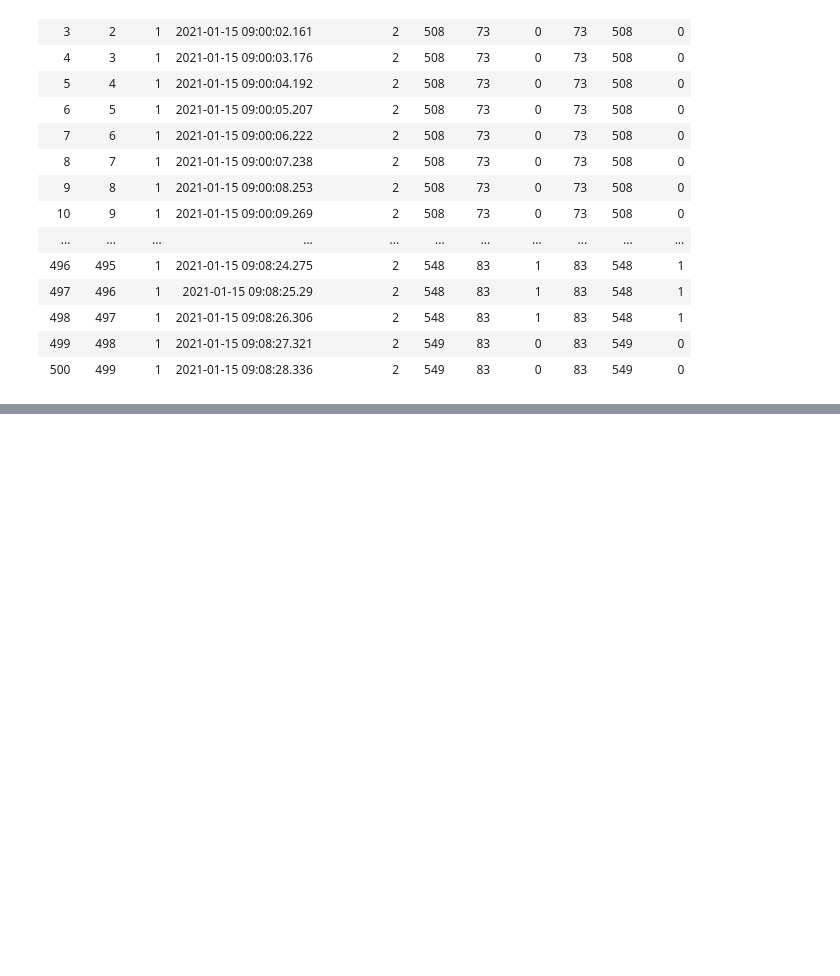
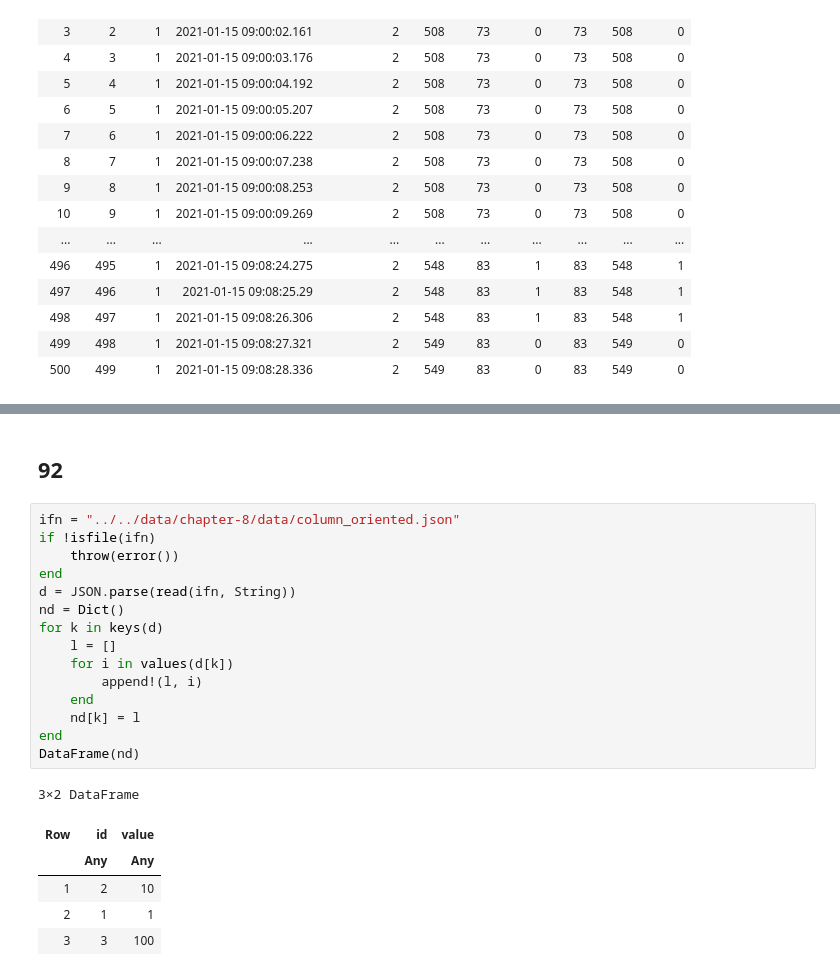
Before and after one commit to ktman-ktman/100knock-process-visualization, a Jupyter notebook: notebook/julia/chapter8.ipynb, the cells around one changed output, grey strips where cells are left out. Cells and saved outputs as stored; diff of their text form; blank space fills up the shorter version.

```diff
--- a/notebook/julia/chapter8.ipynb
+++ b/notebook/julia/chapter8.ipynb
@@ -58,0 +97,24 @@ df = CSV.read(ifn, DataFrame; limit=500)
+# %% [markdown]
+## 92
+# %%
+ifn = "../../data/chapter-8/data/column_oriented.json"
+if !isfile(ifn)
+    throw(error())
+end
+d = JSON.parse(read(ifn, String))
+nd = Dict()
+for k in keys(d)
+    l = []
+    for i in values(d[k])
+        append!(l, i)
+    end
+    nd[k] = l
+end
+DataFrame(nd)
+# %% [output]
+3×2 DataFrame
+| Row | id | value |
+|  | Any | Any |
+| 1 | 2 | 10 |
+| 2 | 1 | 1 |
+| 3 | 3 | 100 |
```
Also changed, not shown: parts of 24 cells of this notebook, 3 other files.
